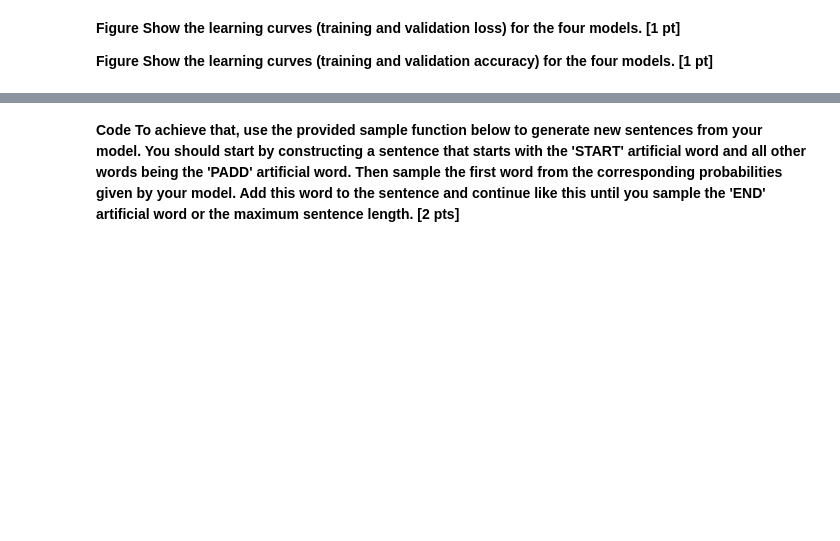
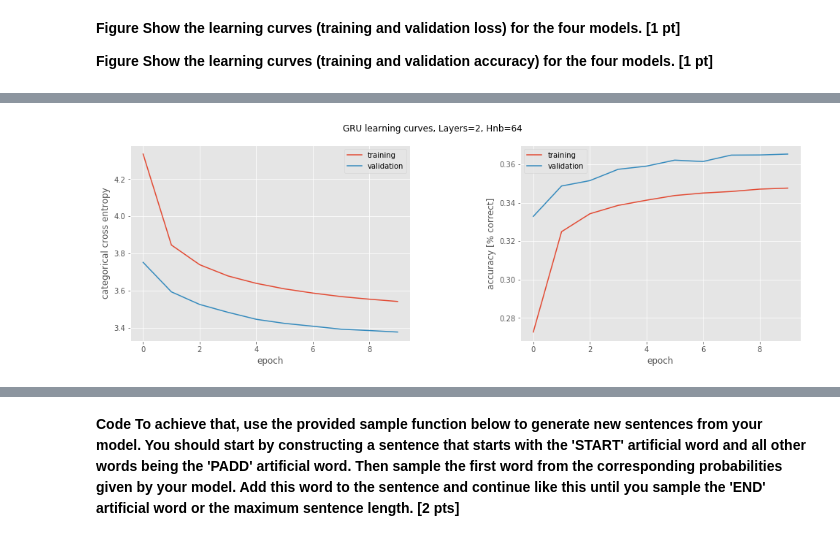
Before and after one commit to devavratTomar/ann_proj2, a Jupyter notebook: miniproject2_ChatBot.ipynb, the cells around one changed output, grey strips where cells are left out. Cells and saved outputs as stored; diff of their text form; code cells hidden in the pictures; blank space fills up the shorter version.

```diff
--- a/miniproject2_ChatBot.ipynb
+++ b/miniproject2_ChatBot.ipynb
@@ -857,3 +986,7 @@ append_run_language_model(nb_tokens,
+# %%
+fig_GRU_64_2_logs = plot_history(GRU_64_2_logs, "GRU learning curves, Layers=2, Hnb=64")
+# %% [output]
+[figure, added]
 # %% [markdown]
 ### Generate sentences
 
```
Also changed, not shown: parts of 32 cells of this notebook, 12 other files.
